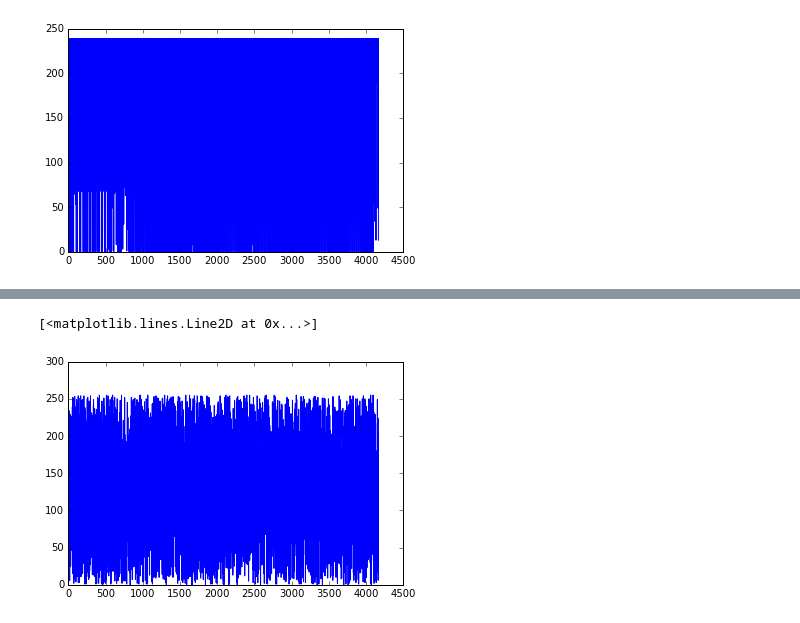
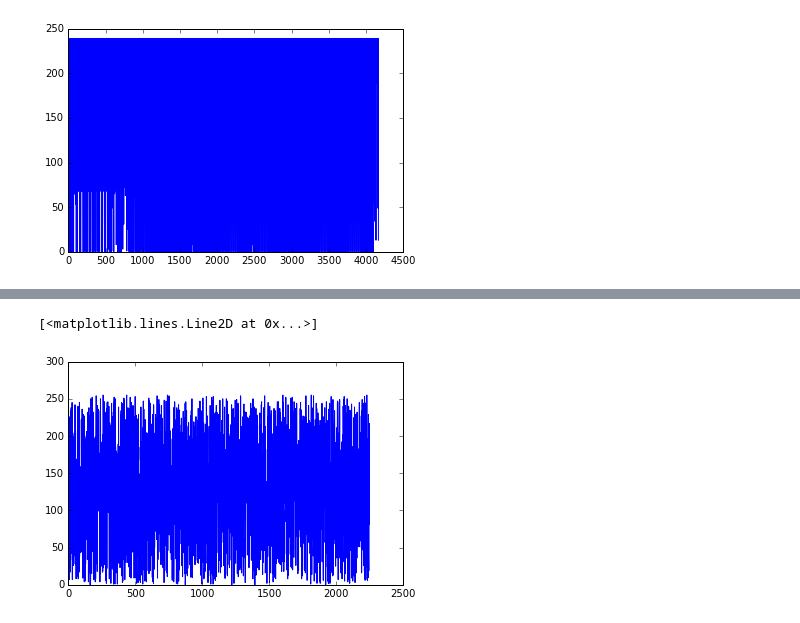
Before and after one commit to bahusvel/InlineScope, a Jupyter notebook: exploration.ipynb, the cells around one changed output, grey strips where cells are left out. Drawn from its saved outputs; the diff is of its cells as text; code cells hidden in the pictures.

```diff
--- a/exploration.ipynb
+++ b/exploration.ipynb
@@ -8,6 +8,11 @@ import matplotlib.pyplot as plt
 binary_array = np.fromfile("test/inline", dtype=np.uint8)
 # %%
 text_array = np.fromfile("test/__text", dtype=np.uint8)
+# %%
+arg_noreturn = np.fromfile("test/text_symbols/_arg_noreturn", dtype=np.uint8)
+arg_return = np.fromfile("test/text_symbols/_arg_return", dtype=np.uint8)
+noarg_noreturn = np.fromfile("test/text_symbols/_noarg_noreturn", dtype=np.uint8)
+noarg_return = np.fromfile("test/text_symbols/_noarg_return", dtype=np.uint8)
 # %%
 plt.plot(text_array)
 # %% [output]
@@ -16,6 +28,6 @@ plt.plot(text_array)
 # %%
-result = np.correlate(text_array, text_array, mode="full")
+result = np.correlate(text_array, arg_noreturn, mode="full")
 plt.plot(result[result.size//2:])
 # %% [output]
 [<matplotlib.lines.Line2D at 0x...>]
-[figure, old version]
+[figure, new version]
```
Also changed, not shown: parts of 4 cells of this notebook, 1 other file.
